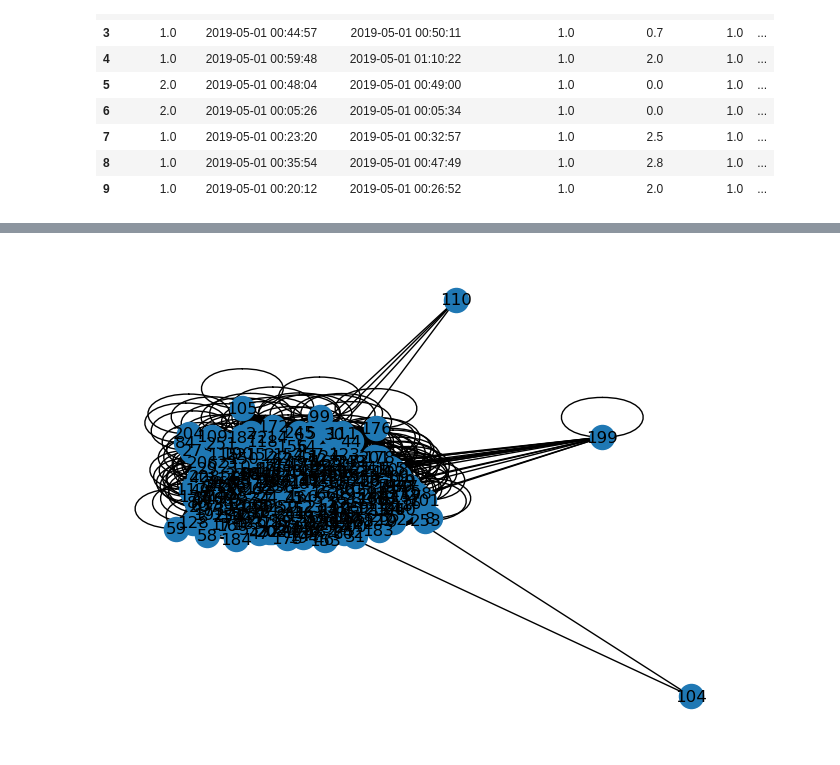
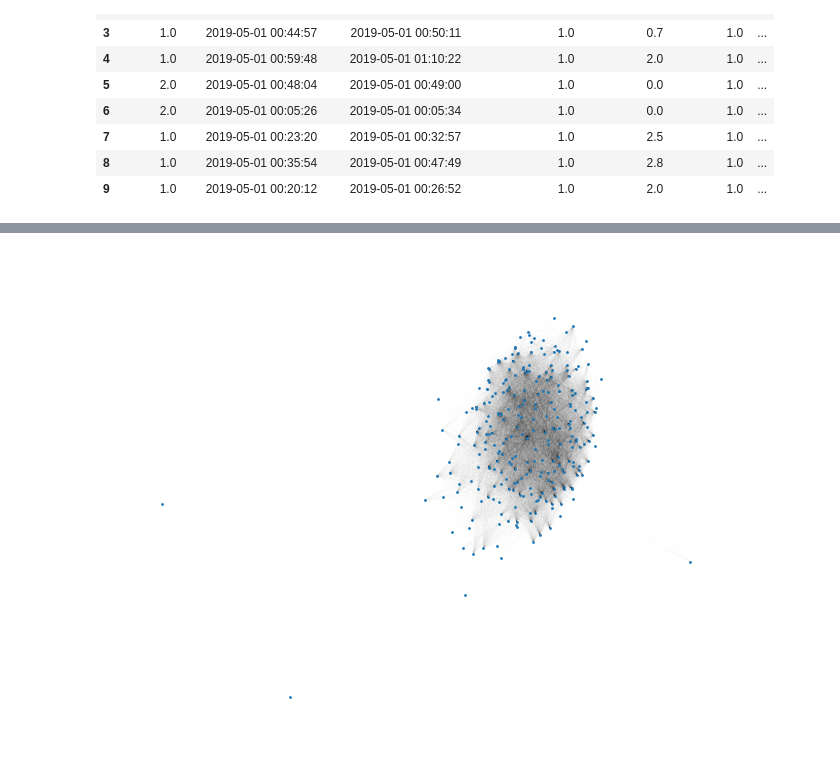
Before and after one commit to XDEBUF/spacio-temporal, a Jupyter notebook: spacio-temporal.ipynb, the cells around one changed output, grey strips where cells are left out. Saved outputs shown, nothing was run; the diff lists cells and outputs as text; code cells hidden in the pictures.

Commit message:
First plot after composed a graph node source pull location node target dropout location view with adjusted alpha edges and node_size

```diff
--- a/spacio-temporal.ipynb
+++ b/spacio-temporal.ipynb
@@ -59,4 +60,4 @@ G=nx.from_pandas_edgelist(frame, "PULocationID", "DOLocationID",["trip_distance"
 # %%
-nx.draw(G, with_labels = True)
+nx.draw(G,pos=nx.spring_layout(G), width=0.001, alpha=1.0, node_size=1)
 # %% [output]
-[figure, old version]
+[figure, new version]
```
Also changed, not shown: parts of 4 cells of this notebook.
